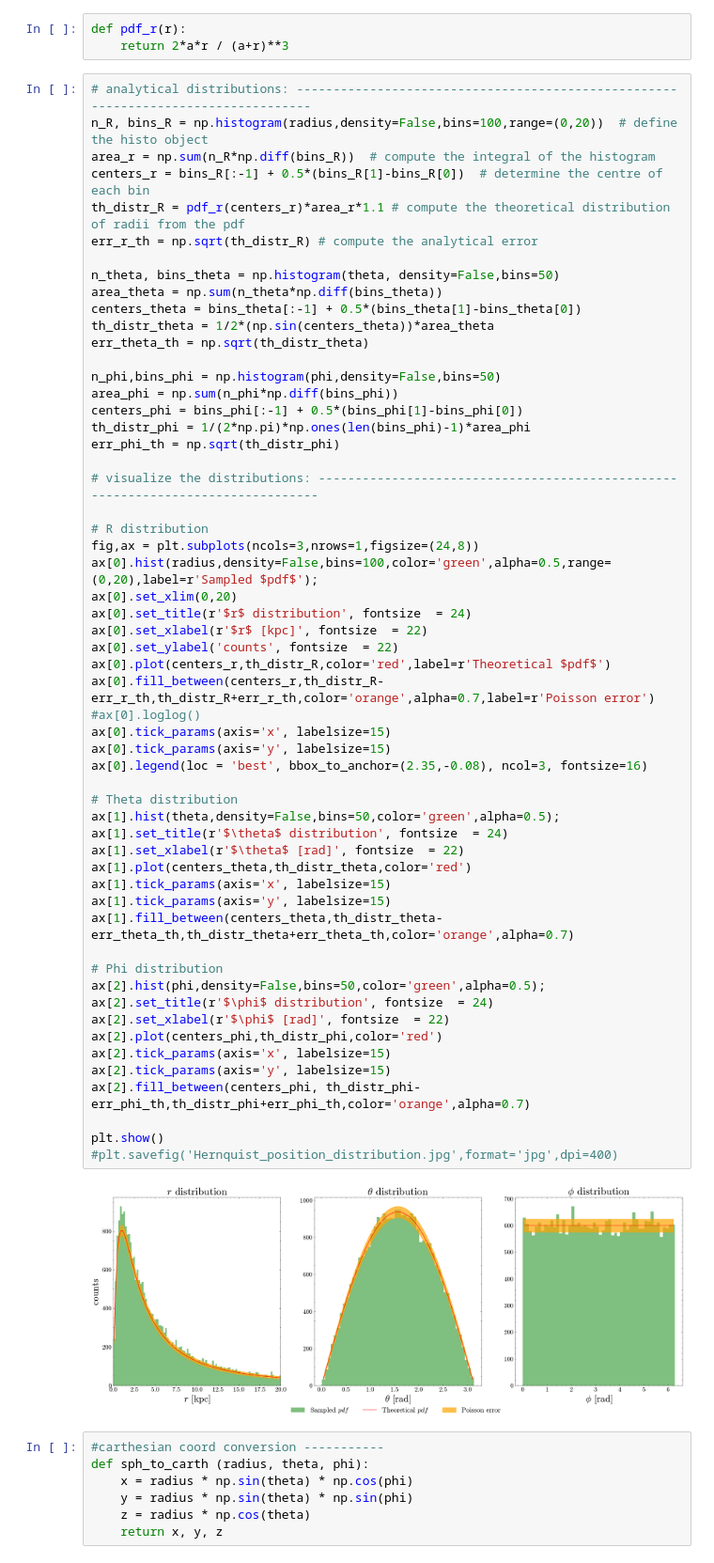
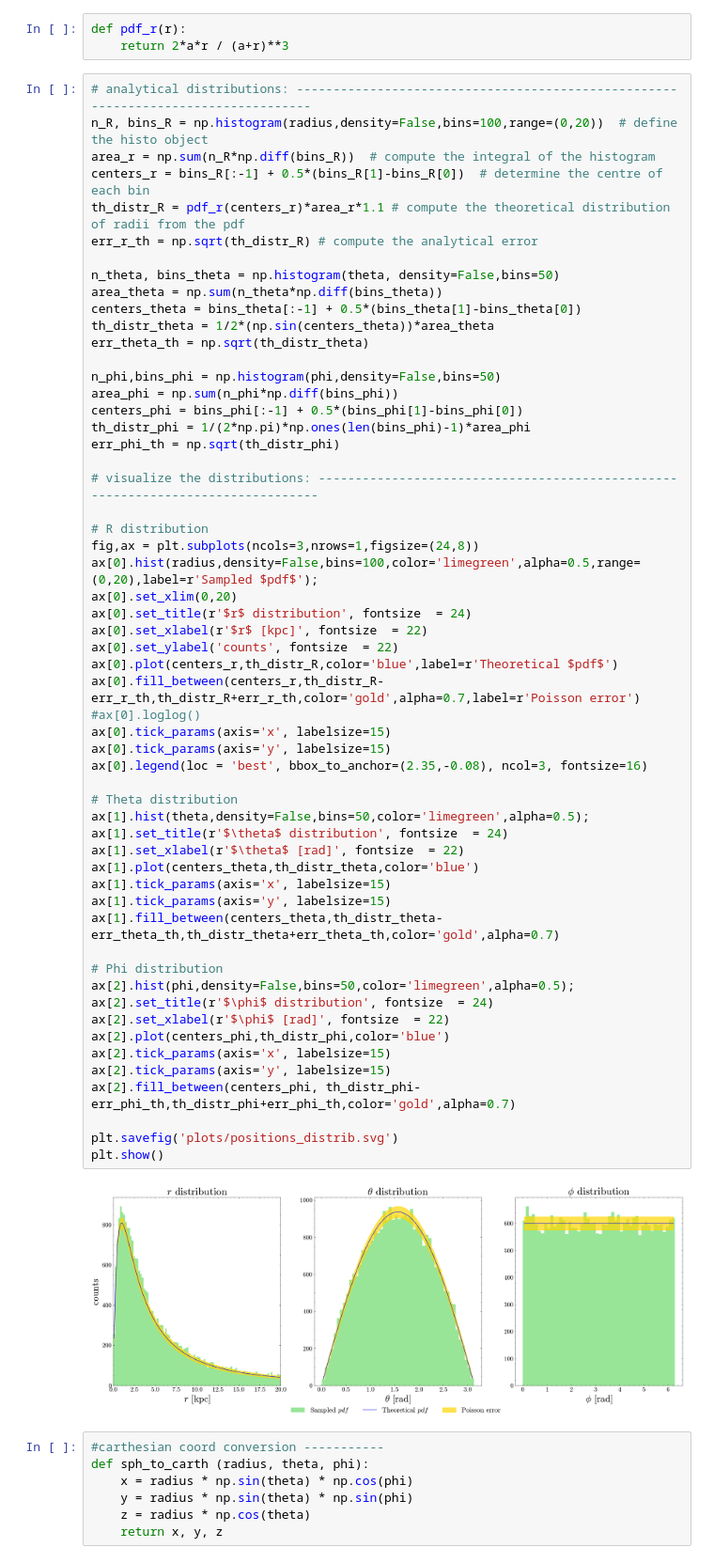
Before and after one commit to lisam10/stellar_systems_dynamics2024, a Jupyter notebook: final_exercise/Hernquist_new.ipynb, the cells around one changed output. Shown at 94% size. Saved outputs shown, nothing was run; the diff lists cells and outputs as text.

```diff
--- a/final_exercise/Hernquist_new.ipynb
+++ b/final_exercise/Hernquist_new.ipynb
@@ -178,44 +178,44 @@ centers_phi = bins_phi[:-1] + 0.5*(bins_phi[1]-bins_phi[0])
 th_distr_phi = 1/(2*np.pi)*np.ones(len(bins_phi)-1)*area_phi
 err_phi_th = np.sqrt(th_distr_phi)
 
 # visualize the distributions: --------------------------------------------------------------------------------
 
 # R distribution
 fig,ax = plt.subplots(ncols=3,nrows=1,figsize=(24,8))
-ax[0].hist(radius,density=False,bins=100,color='green',alpha=0.5,range=(0,20),label=r'Sampled $pdf$');
+ax[0].hist(radius,density=False,bins=100,color='limegreen',alpha=0.5,range=(0,20),label=r'Sampled $pdf$');
 ax[0].set_xlim(0,20)
 ax[0].set_title(r'$r$ distribution', fontsize  = 24)
 ax[0].set_xlabel(r'$r$ [kpc]', fontsize  = 22)
 ax[0].set_ylabel('counts', fontsize  = 22)
-ax[0].plot(centers_r,th_distr_R,color='red',label=r'Theoretical $pdf$')
-ax[0].fill_between(centers_r,th_distr_R-err_r_th,th_distr_R+err_r_th,color='orange',alpha=0.7,label=r'Poisson error')
+ax[0].plot(centers_r,th_distr_R,color='blue',label=r'Theoretical $pdf$')
+ax[0].fill_between(centers_r,th_distr_R-err_r_th,th_distr_R+err_r_th,color='gold',alpha=0.7,label=r'Poisson error')
 #ax[0].loglog()
 ax[0].tick_params(axis='x', labelsize=15)
 ax[0].tick_params(axis='y', labelsize=15)
 ax[0].legend(loc = 'best', bbox_to_anchor=(2.35,-0.08), ncol=3, fontsize=16)
 
 # Theta distribution
-ax[1].hist(theta,density=False,bins=50,color='green',alpha=0.5);
+ax[1].hist(theta,density=False,bins=50,color='limegreen',alpha=0.5);
 ax[1].set_title(r'$\theta$ distribution', fontsize  = 24)
 ax[1].set_xlabel(r'$\theta$ [rad]', fontsize  = 22)
-ax[1].plot(centers_theta,th_distr_theta,color='red')
+ax[1].plot(centers_theta,th_distr_theta,color='blue')
 ax[1].tick_params(axis='x', labelsize=15)
 ax[1].tick_params(axis='y', labelsize=15)
-ax[1].fill_between(centers_theta,th_distr_theta-err_theta_th,th_distr_theta+err_theta_th,color='orange',alpha=0.7)
+ax[1].fill_between(centers_theta,th_distr_theta-err_theta_th,th_distr_theta+err_theta_th,color='gold',alpha=0.7)
 
 # Phi distribution
-ax[2].hist(phi,density=False,bins=50,color='green',alpha=0.5);
+ax[2].hist(phi,density=False,bins=50,color='limegreen',alpha=0.5);
 ax[2].set_title(r'$\phi$ distribution', fontsize  = 24)
 ax[2].set_xlabel(r'$\phi$ [rad]', fontsize  = 22)
-ax[2].plot(centers_phi,th_distr_phi,color='red')
+ax[2].plot(centers_phi,th_distr_phi,color='blue')
 ax[2].tick_params(axis='x', labelsize=15)
 ax[2].tick_params(axis='y', labelsize=15)
-ax[2].fill_between(centers_phi, th_distr_phi-err_phi_th,th_distr_phi+err_phi_th,color='orange',alpha=0.7)
+ax[2].fill_between(centers_phi, th_distr_phi-err_phi_th,th_distr_phi+err_phi_th,color='gold',alpha=0.7)
 
+plt.savefig('plots/positions_distrib.svg')
 plt.show()
-#plt.savefig('Hernquist_position_distribution.jpg',format='jpg',dpi=400)
 # %% [output]
-[figure, old version]
+[figure, new version]
 # %%
 #carthesian coord conversion -----------
 def sph_to_carth (radius, theta, phi):
```
Also changed, not shown: parts of 18 cells of this notebook, 7 other files.
